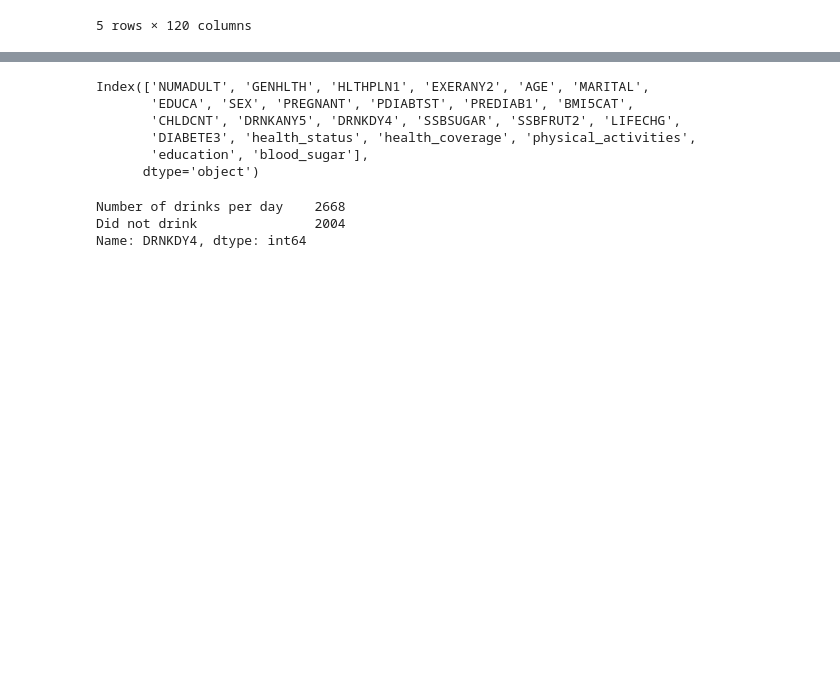
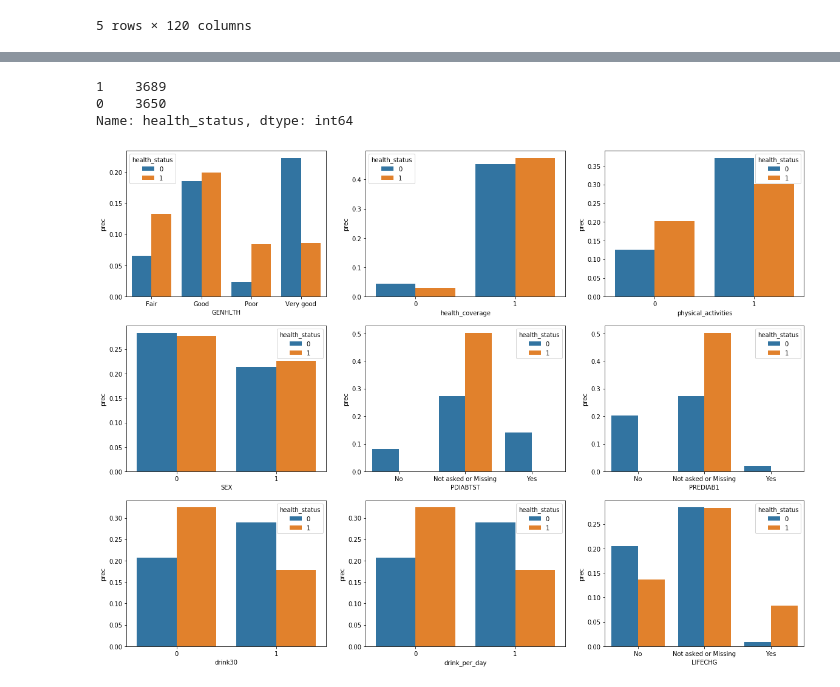
Before and after one commit to Jay4869/Data-Science, a Jupyter notebook: Projects/Prodantial/Untitled.ipynb, the cells around one changed output, grey strips where cells are left out. Drawn from its saved outputs; the diff is of its cells as text; code cells hidden in the pictures; blank space fills up the shorter version.

```diff
--- a/Projects/Prodantial/Untitled.ipynb
+++ b/Projects/Prodantial/Untitled.ipynb
@@ -150,0 +153,6 @@ Name: DIABETE3, dtype: int64
+# %%
+features = ['num_adult', 'GENHLTH', 'health_coverage', 'physical_activities', 'AGE', 'MARITAL', 'EDUCA',
+            'Income', 'SEX', 'PDIABTST', 'PREDIAB1', 'BMI5CAT', 'CHLDCNT', 'drink30', 'drink_per_day',
+            'SSBSUGAR', 'SSBFRUT2', 'LIFECHG', 'health_status']
+data = data[features]
+data.head()
@@ -175,15 +172,29 @@ Name: DRNKDY4, dtype: int64
-# %%
-data.columns
-# %% [output]
-Index(['NUMADULT', 'GENHLTH', 'HLTHPLN1', 'EXERANY2', 'AGE', 'MARITAL',
-       'EDUCA', 'SEX', 'PREGNANT', 'PDIABTST', 'PREDIAB1', 'BMI5CAT',
-       'CHLDCNT', 'DRNKANY5', 'DRNKDY4', 'SSBSUGAR', 'SSBFRUT2', 'LIFECHG',
-       'DIABETE3', 'health_status', 'health_coverage', 'physical_activities',
-       'education', 'blood_sugar'],
-      dtype='object')
-# %%
-data.DRNKDY4.apply(lambda x: 'Did not drink' if x == 'Did not drink' else 'Number of drinks per day').value_counts()
-# %% [output]
-Number of drinks per day    2668
-Did not drink               2004
-Name: DRNKDY4, dtype: int64
+# %%
+from sklearn.utils import resample
+
+# Upsample minority class
+data_upsampled = resample(data[data.health_status == 1],
+                                 replace=True,     # sample with replacement
+                                 n_samples=3000,    # to match majority class
+                                 random_state=123)
+
+data_full = pd.concat([data, data_upsampled])
+# %%
+data_full.health_status.value_counts()
+# %% [output]
+1    3689
+0    3650
+Name: health_status, dtype: int64
+# %%
+n = data_full.shape[0]
+feature_plot = ['GENHLTH', 'health_coverage', 'physical_activities', 'SEX', 'PDIABTST', 'PREDIAB1', 'drink30', 'drink_per_day', 'LIFECHG']
+
+plt.figure(figsize=(20,15))
+for i in range(1, 10):
+    plt.subplot(3, 3, i)
+    temp = data_full.groupby([feature_plot[i-1], 'health_status']).size().reset_index()
+    temp['prec'] = temp[0]/n
+    sns.barplot(x=feature_plot[i-1], y='prec', hue='health_status', data=temp )
+plt.show()
+# %% [output]
+[figure, added]
```
Also changed, not shown: parts of 14 cells of this notebook.
